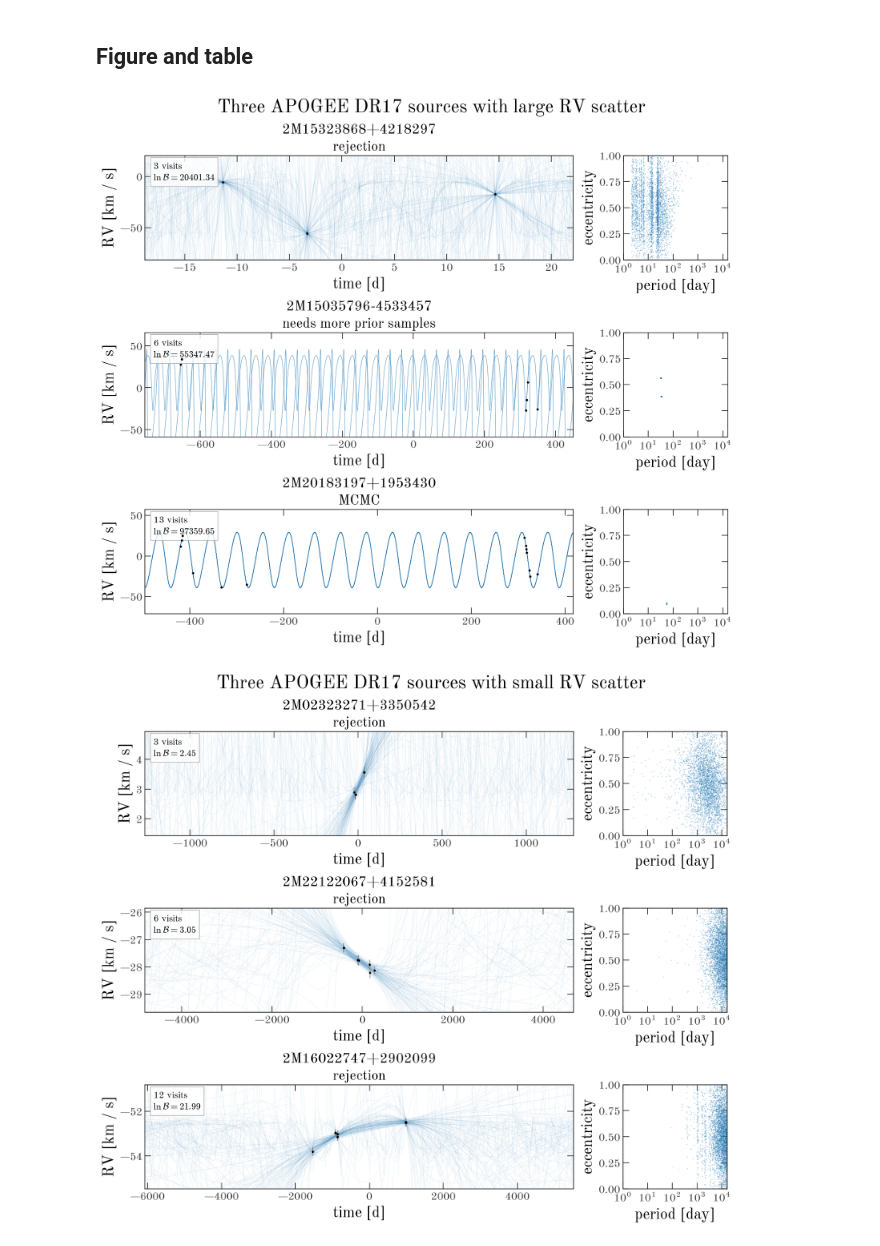
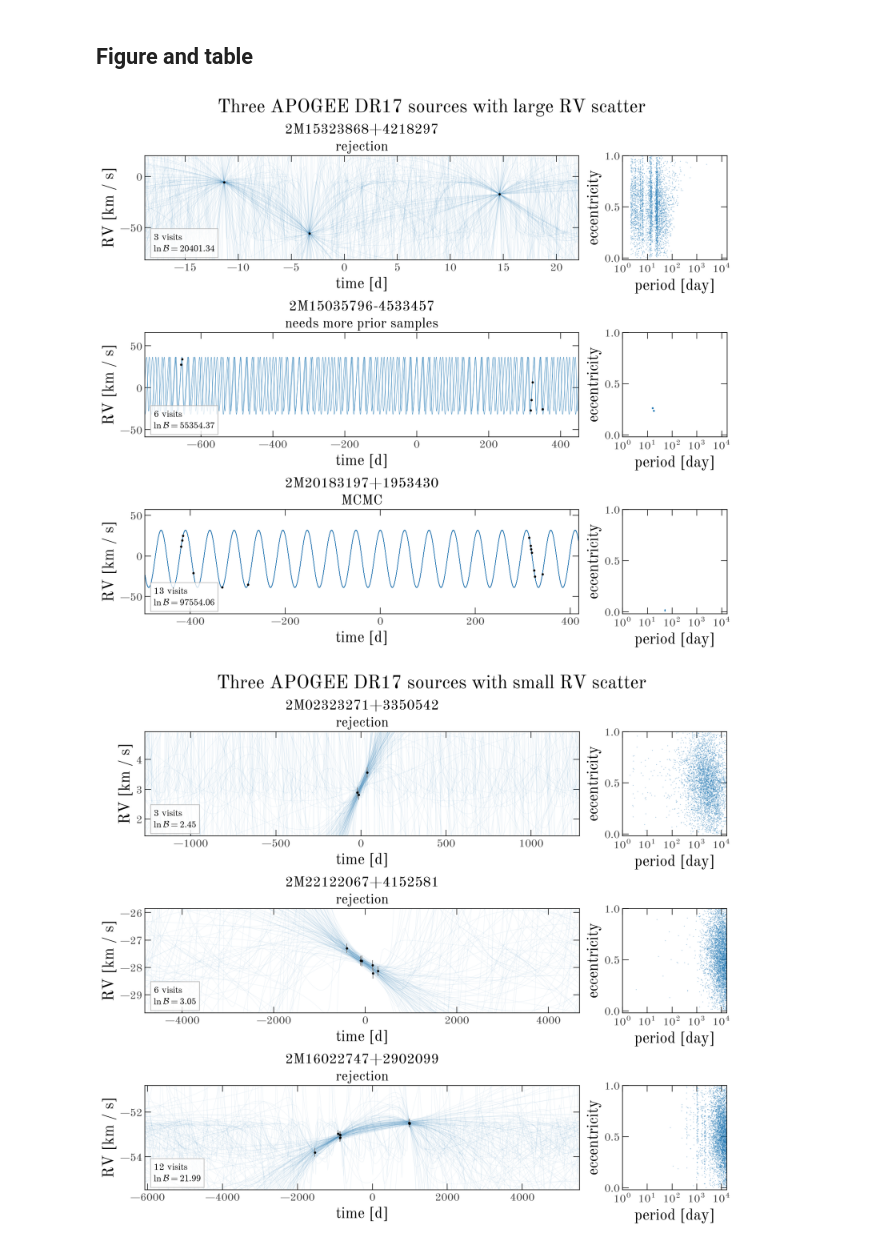
Before and after one commit to adrn/harv-paper, a Jupyter notebook: scripts/apogee-pipeline.ipynb, the cells around one changed output. Saved outputs shown, nothing was run; the diff lists cells and outputs as text; code cells hidden in the pictures.

Commit message:
update to use larger run of 10^8 prior samples when few samples are returned

```diff
--- a/scripts/apogee-pipeline.ipynb
+++ b/scripts/apogee-pipeline.ipynb
@@ -91,0 +96,19 @@ for i, (apogee_id, data) in enumerate(rv_data.items()):
+# %%
+for apogee_id, s in samples.items():
+    if s.n_samples >= 256:
+        continue
+    more = sampler.run(
+        rv_data[apogee_id],
+        key=jax.random.key(10),
+        n_prior_samples=10 * J,
+        return_logprobs=True,
+        return_evidence_stats=True,
+    )
+    P1, P2 = s["period"].to_value("day"), more["period"].to_value("day")
+    print(
+        f"{apogee_id}: max ln L {s.metadata['max_ln_likelihood']:.2f} -> "
+        f"{more.metadata['max_ln_likelihood']:.2f}, M {s.n_samples} -> {more.n_samples}, "
+        f"J_eff {s.metadata['ln_Z_int_ess']:.2g} -> {more.metadata['ln_Z_int_ess']:.2g}, "
+        f"P {P1.min():.2f}-{P1.max():.2f} d -> {P2.min():.2f}-{P2.max():.2f} d"
+    )
+    samples[apogee_id] = more
@@ -121,7 +147,11 @@ for apogee_id, s in samples.items():
             "T": np.ptp(data.time.to_value("day")),
             "M": s.n_samples,
             "J_eff": float(meta["ln_Z_int_ess"]),
-            "w_max": float(np.exp(meta["max_ln_likelihood"] - meta["ln_Z_int"]) / J),
+            "J": meta["n_prior_samples"],
+            "w_max": float(
+                np.exp(meta["max_ln_likelihood"] - meta["ln_Z_int"])
+                / meta["n_prior_samples"]
+            ),
             "ln_B": float(meta["ln_Z_int"]) - ln_gaussian(data, sigma_v0**2),
             "ln_B_err": float(meta["ln_Z_int_mcse"]),
             "outcome": outcome(s, data),
@@ -157,6 +189,7 @@ for i, row in enumerate(results):
         num_chains=4,
         num_warmup=1000,
         num_samples=2000,
+        return_logprobs=True,
     )
     mcmc_samples[apogee_id] = s
 
@@ -164,6 +197,13 @@ for i, row in enumerate(results):
     # wrap_angles makes K positive; Samples stores the chains one after another.
     w, names = s.wrap_angles(), [*s.nonlinear, *s.linear]
     print_summary({name: np.asarray(w[name].value).reshape(4, -1) for name in names})
+
+    data, m = rv_data[apogee_id], s.map_sample()
+    print(
+        f"MAP sample: P = {m['period'].to_value('day').item():.4f} d, "
+        f"ln L = {m.ln_likelihood.item():.2f}, "
+        f"chi2 = {m.chi2(data, model).item():.1f} for {data.rv.shape[0]} visits"
+    )
 # %% [output]
 2M20183197+1953430
 
@@ -201,40 +243,40 @@ for name, rows in [("large", results[0::2]), ("small", results[1::2])]:
         ax_rv.autoscale(axis="x", tight=True)  # end at the orbit time grid
         ax_rv.text(
             0.02,
-            0.95,
+            0.05,
             f"{row['N']} visits\n$\\ln\\mathcal{{B}} = {row['ln_B']:.2f}$",
             transform=ax_rv.transAxes,
-            va="top",
+            va="bottom",
             fontsize=12,
             bbox={"facecolor": "w", "edgecolor": "0.7", "alpha": 0.8},
         )
 
         # Zoom to the data: with 3 visits, the posterior orbits reach hundreds of km/s.
         rv = data.rv.to_value("km/s")
         pad = 0.5 * np.ptp(rv) + 1
         ax_rv.set_ylim(rv.min() - pad, rv.max() + pad)
 
         ms = 2 if len(s) > 10 else 5
         alpha = 0.5 if len(s) > 100 else 1.0
         ax_pe.plot(
             s["period"].to_value("day"),
             s["eccentricity"].value,
             ".", ms=ms, mew=0, alpha=alpha, color="tab:blue", rasterized=True,
         )  # fmt: skip
         ax_pe.set(
             xscale="log",
             xlim=(2, 16384),
-            ylim=(0, 1),
+            ylim=(-0.02, 1),
             xlabel="period [day]",
             ylabel="eccentricity",
             xticks=10 ** np.arange(0, 4 + 1, 1),
         )
         ax_pe.set_box_aspect(1)
 
     fig.savefig(figure_path / f"cs1-{name}-scatter.pdf", dpi=300)
 # %% [output]
-[figure, old version]
+[figure, new version]
-[figure, old version]
+[figure, new version]
 # %%
 tbl_filename = table_path / "cs1-apogee-output.tex"
 with tbl_filename.open("w") as f:
```
Also changed, not shown: parts of 8 cells of this notebook, 4 other files.
